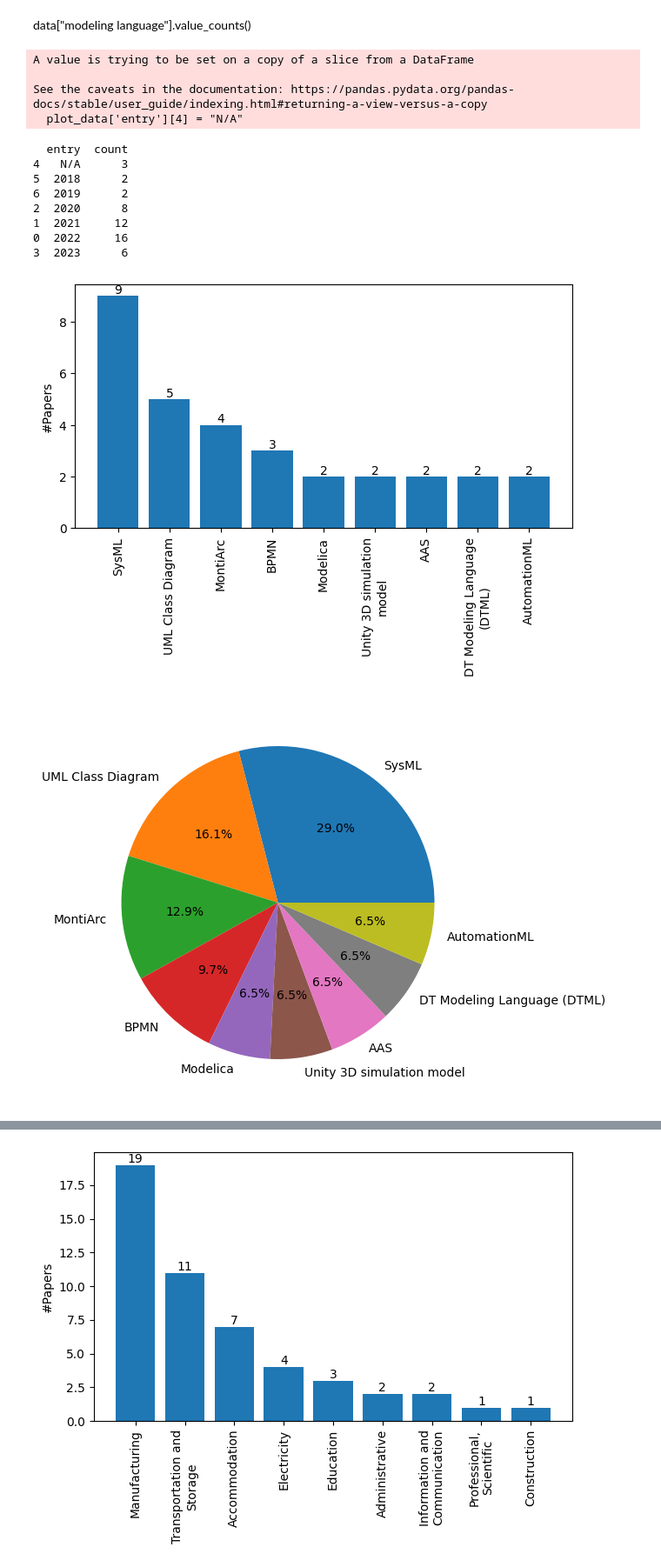
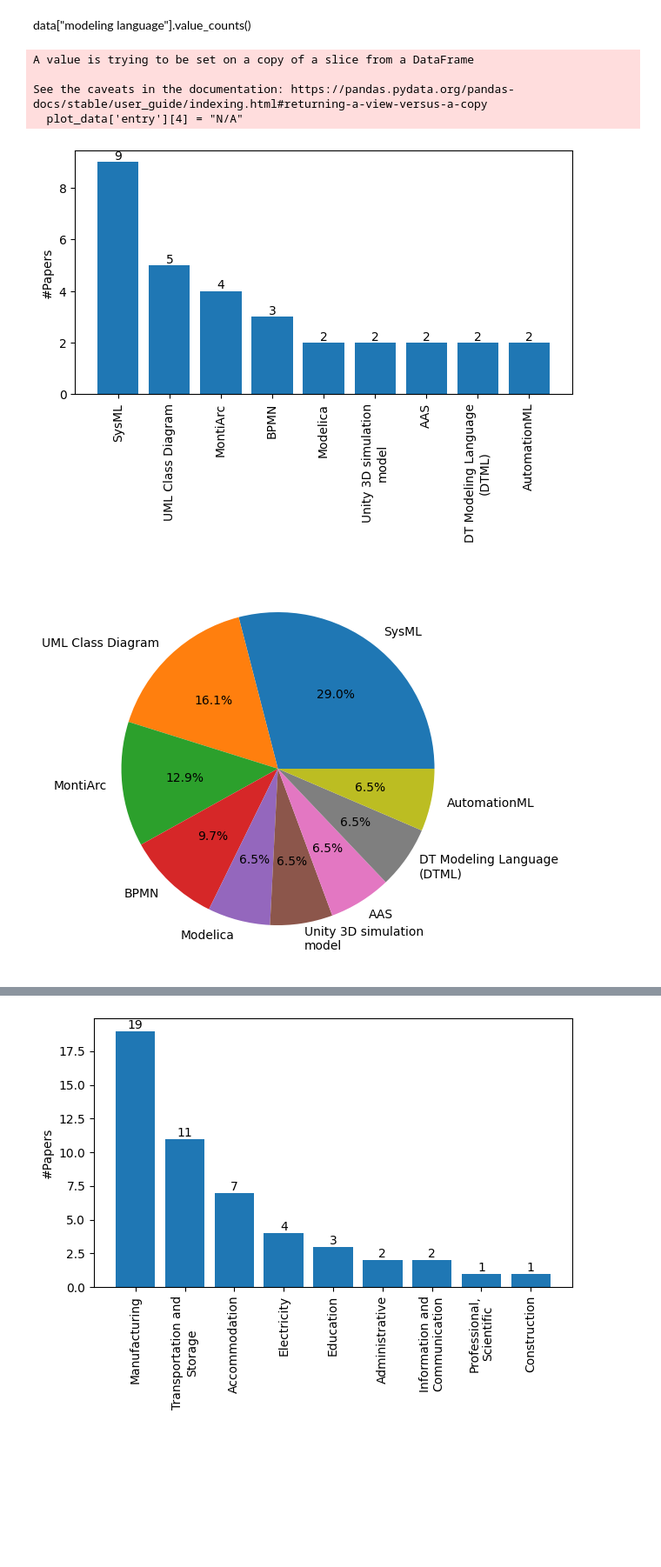
Before and after one commit to cdl-mint/mde4dts, a Jupyter notebook: visualizations_Jingxi_2.ipynb, the cells around one changed output, grey strips where cells are left out. Shown at 87% size. Cells and saved outputs as stored; diff of their text form; code cells hidden in the pictures; blank space fills up the shorter version.

```diff
--- a/visualizations_Jingxi_2.ipynb
+++ b/visualizations_Jingxi_2.ipynb
@@ -138,7 +138,8 @@ plt.savefig(destination_folder+"MDE_Lang_barchart.jpg")
 fig, axes = plt.subplots()
 # Loop through the subplots and plot each bar chart
 plot_data = dataframes[0]
-axes.pie(plot_data['count'], labels=plot_data['entry'], autopct='%1.1f%%')
+entry_data = [ '\n'.join(wrap(l, 20)) for l in plot_data['entry'] ]
+axes.pie(plot_data['count'], labels=entry_data, autopct='%1.1f%%')
 #axes.set_title(titles[0])
 plt.tight_layout()
 plt.savefig(destination_folder+"MDE_Lang_piechart.jpg")
@@ -160,7 +161,8 @@ plt.savefig(destination_folder+"MDE_barchart.jpg")
 fig, axes = plt.subplots()
 # Loop through the subplots and plot each bar chart
 plot_data = dataframes[1]
-axes.pie(plot_data['count'], labels=plot_data['entry'], autopct='%1.1f%%')
+entry_data = [ '\n'.join(wrap(l, 20)) for l in plot_data['entry'] ]
+axes.pie(plot_data['count'], labels=entry_data, autopct='%1.1f%%')
 #axes.set_title(titles[1])
 plt.tight_layout()
 plt.savefig(destination_folder+"MDE_piechart.jpg")
@@ -182,43 +184,34 @@ axes.bar_label(axes.containers[0])
 #plt.show()
 plt.tight_layout()
 plt.savefig(destination_folder+"Year_barchart.jpg")
 # plt.savefig(destination_folder+"3 Papers per Year.jpg") - don't use for now
 
 fig, axes = plt.subplots()
 # Loop through the subplots and plot each bar chart
 plot_data = dataframes[2]
-
-print(plot_data)
-axes.pie(plot_data['count'], labels=plot_data['entry'], autopct='%1.1f%%')
+entry_data = [ '\n'.join(wrap(l, 20)) for l in plot_data['entry'] ]
+axes.pie(plot_data['count'], labels=entry_data, autopct='%1.1f%%')
 #axes.set_title(titles[2])
 plt.tight_layout()
 plt.savefig(destination_folder+"Year_piechart.jpg")
 # plt.savefig(destination_folder+"3 Papers per Year.jpg")  - don't use for now
 
 fig, axes = plt.subplots()
 # Loop through the subplots and plot each bar chart
 plot_data = dataframes[3]
 axes.bar(plot_data['entry'], plot_data['count'], tick_label=plot_data['count'])  # Replace 'x' and 'y' with the appropriate column names from the DataFrame
 #axes.set_title(titles[3])
 #entry_data = [ '\n'.join(wrap(l, 20)) for l in plot_data['entry'] ]
 axes.set_xticklabels(plot_data['entry'], rotation=90)
 axes.bar_label(axes.containers[0])
 axes.set_ylabel("#Papers")
 plt.tight_layout()
 plt.savefig(destination_folder+"TT_barchart.jpg")
 # %% [output]
 A value is trying to be set on a copy of a slice from a DataFrame
 
 See the caveats in the documentation: https://pandas.pydata.org/pandas-docs/stable/user_guide/indexing.html#returning-a-view-versus-a-copy
   plot_data['entry'][4] = "N/A"
-  entry  count
-4   N/A      3
-5  2018      2
-6  2019      2
-2  2020      8
-1  2021     12
-0  2022     16
-3  2023      6
 [figure]
-[figure, old version]
+[figure, new version]
 [figure]
```
Also changed, not shown: parts of 2 cells of this notebook, 5 other files.
